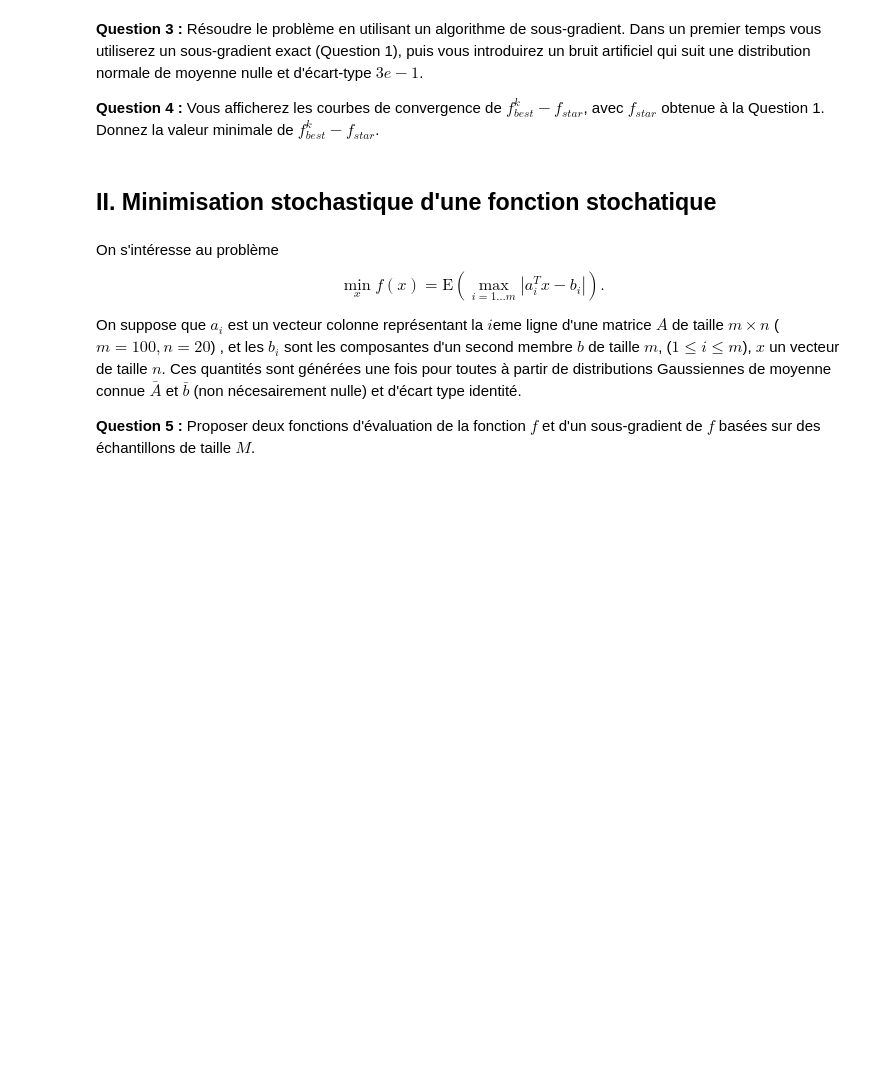
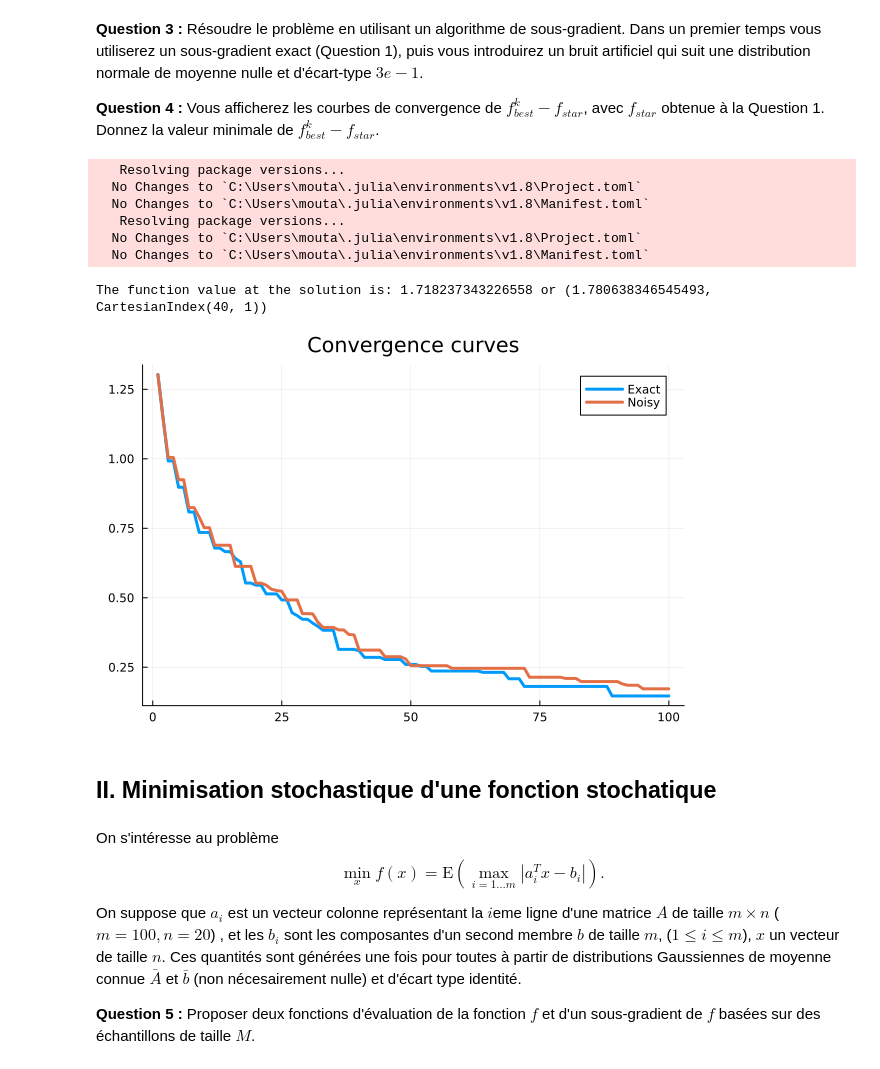
Before and after one commit to JedMoutahir/Travail-SN-ENSEEIHT, a Jupyter notebook: 2A/Optimisation2/TP2/TP_2_eleve.ipynb, the cells around one changed output. Cells and saved outputs as stored; diff of their text form; code cells hidden in the pictures; blank space fills up the shorter version.

```diff
--- a/2A/Optimisation2/TP2/TP_2_eleve.ipynb
+++ b/2A/Optimisation2/TP2/TP_2_eleve.ipynb
@@ -29,14 +29,10 @@ end
 
 # Fonction calculant un sous-gradient en x de f
 function subgrad(A,b,x)
-    # Insérer votre code
-    # Calculer le sous-gradient de f en x
-    fx = abs.(A*x - b)
-    (~,ind) = findmax(fx)
+    fx = A*x - b
+    (~,ind) = findmax(abs.(fx))
     i = ind[1]
-    subgrad = sign(fx[i]) .* (A[i,:])
-    return subgrad
-    # Fin insérer code
+    return sign(fx[i]) .* (A[i,:])
 end
 # %% [output]
 subgrad (generic function with 1 method)
@@ -93,11 +112,19 @@ UndefVarError: UndefVarError: GLPK not defined
 **Question 3 :** Résoudre le problème en utilisant un algorithme de sous-gradient. Dans un premier temps vous utiliserez un sous-gradient exact (Question 1), puis vous introduirez un bruit artificiel qui suit une distribution normale de moyenne nulle et d'écart-type $3 e-1$.
 
 **Question 4 :** Vous afficherez les courbes de convergence de $f_{best}^k-f_{star}$, avec $f_{star}$ obtenue à la Question 1. Donnez la valeur minimale de $f_{best}^k-f_{star}$.
+# %%
+Pkg.add("Plots")
+Pkg.add("LinearAlgebra")
+using Plots
+using LinearAlgebra
+# %% [output]
+   Resolving package versions...
+  No Changes to `C:\Users\mouta\.julia\environments\v1.8\Project.toml`
+  No Changes to `C:\Users\mouta\.julia\environments\v1.8\Manifest.toml`
+   Resolving package versions...
+  No Changes to `C:\Users\mouta\.julia\environments\v1.8\Project.toml`
+  No Changes to `C:\Users\mouta\.julia\environments\v1.8\Manifest.toml`
 # %%
-#Pkg.add("Plots")
-using Plots
-using LinearAlgebra
-
 #Initialisation
 x = zeros(n,1);
 i = 0;
@@ -115,39 +142,43 @@ noise_lvl=.3;
 iterMax = 100
 xk = x
 xpk = x
+fstar = Rstar
 for i in 1:iterMax
+
+    # Calcul du pas fixe
+    alpha = 1e-2
+    alphap = 1e-2
 
     # Mise à jour de fbest
     fbest = min(fbest,fval(A,b,xk))
     fbestp = min(fbestp,fval(A,b,xpk))
 
     # Calcul du sous-gradient exact
     g = subgrad(A,b,xk)
 
     # Calcul du sous-gradient bruité
     gp = subgrad(A,b,xpk) + noise_lvl*randn(n,1)
 
-    # Calcul du pas optimal
-    alpha = 1e-2
-    alphap = 1e-2
-
     # Mise à jour de x
     xk = xk - alpha*g
     xpk = xpk - alphap*gp
 
 
     # Mise à jour des historiques
-    push!(histo,fbest-Rstar)
-    push!(histop,fbestp-Rstar)
+    push!(histo,fbest-fstar)
+    push!(histop,fbestp-fstar)
 end
 # fbest value
 println("The function value at the solution is: ",fbest, " or ",findmax(abs.(A*xk-b)))
 # Fin insérer code
 
 #Affichage des courbes de convergence
 iter=1:iterMax;
 hf=[histo,histop];
 plot(iter,hf,title="Convergence curves",label=["Exact" "Noisy"],lw=3)
+# %% [output]
+The function value at the solution is: 1.718237343226558 or (1.780638346545493, CartesianIndex(40, 1))
+[figure, added]
 # %% [markdown]
 ## II. Minimisation stochastique d'une fonction stochatique
 # %% [markdown]
```
Also changed, not shown: parts of 5 cells of this notebook.
